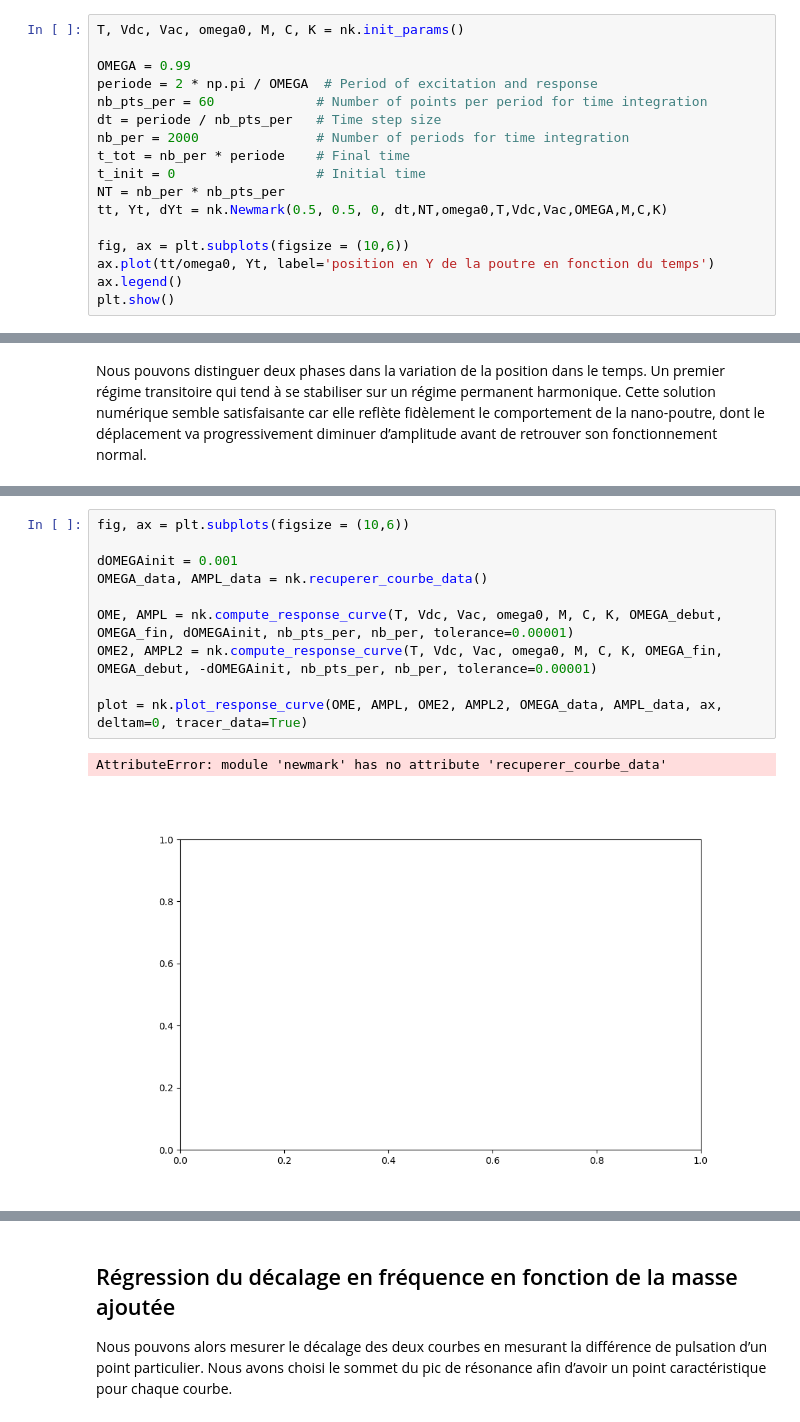
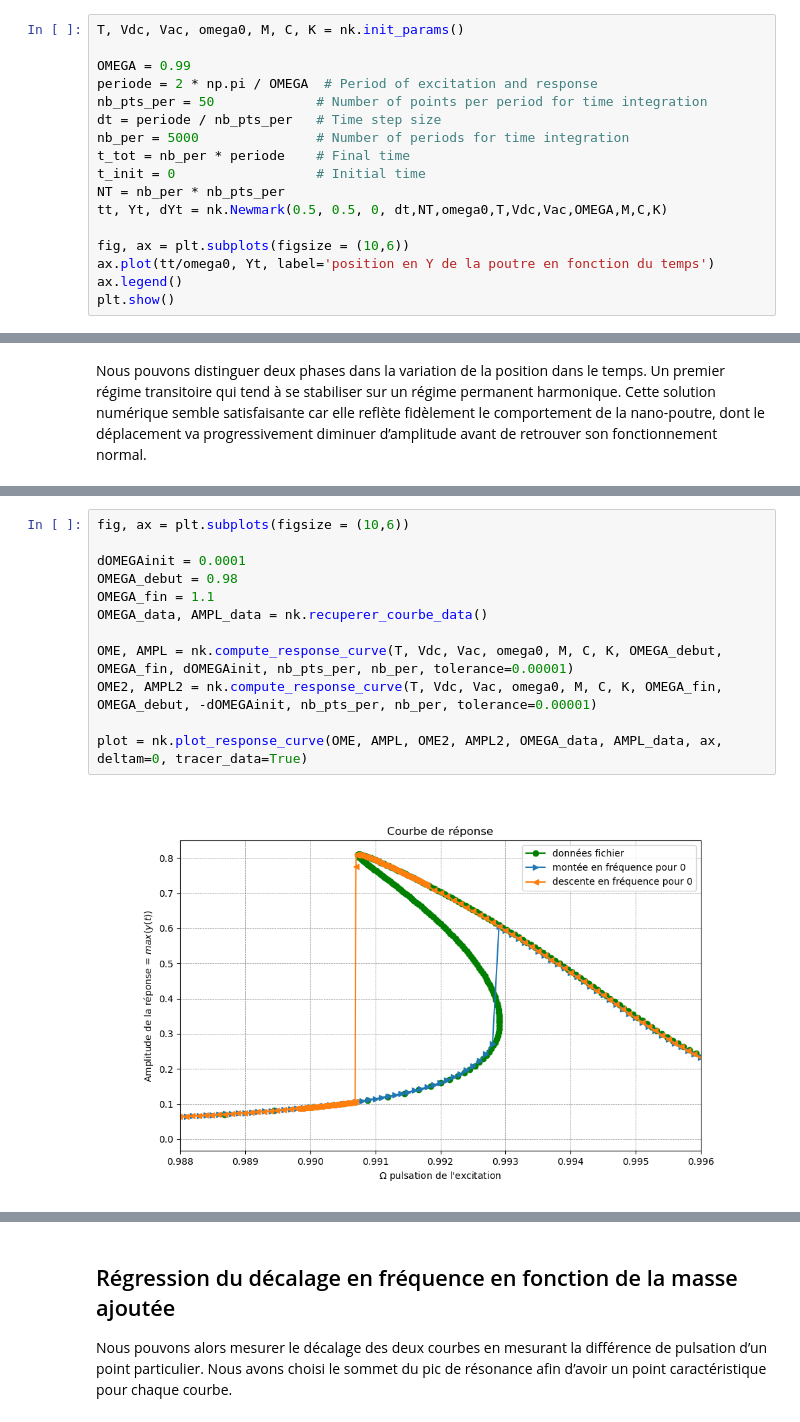
Before and after one commit to Marcsus26/P2i7-MEMS, a Jupyter notebook: jupyter-MEMS.ipynb, the cells around one changed output, grey strips where cells are left out. Cells and saved outputs as stored; diff of their text form.

```diff
--- a/jupyter-MEMS.ipynb
+++ b/jupyter-MEMS.ipynb
@@ -126,9 +131,9 @@ T, Vdc, Vac, omega0, M, C, K = nk.init_params()
 
 OMEGA = 0.99
 periode = 2 * np.pi / OMEGA  # Period of excitation and response
-nb_pts_per = 60             # Number of points per period for time integration
+nb_pts_per = 50             # Number of points per period for time integration
 dt = periode / nb_pts_per   # Time step size
-nb_per = 2000               # Number of periods for time integration
+nb_per = 5000               # Number of periods for time integration
 t_tot = nb_per * periode    # Final time
 t_init = 0                  # Initial time
 NT = nb_per * nb_pts_per
@@ -161,13 +165,14 @@ fichier nous pouvons tracer la superposition des deux courbes.
 # %%
 fig, ax = plt.subplots(figsize = (10,6))
 
-dOMEGAinit = 0.001
+dOMEGAinit = 0.0001
+OMEGA_debut = 0.98
+OMEGA_fin = 1.1
 OMEGA_data, AMPL_data = nk.recuperer_courbe_data()
 
 OME, AMPL = nk.compute_response_curve(T, Vdc, Vac, omega0, M, C, K, OMEGA_debut, OMEGA_fin, dOMEGAinit, nb_pts_per, nb_per, tolerance=0.00001)
 OME2, AMPL2 = nk.compute_response_curve(T, Vdc, Vac, omega0, M, C, K, OMEGA_fin, OMEGA_debut, -dOMEGAinit, nb_pts_per, nb_per, tolerance=0.00001)
 
 plot = nk.plot_response_curve(OME, AMPL, OME2, AMPL2, OMEGA_data, AMPL_data, ax, deltam=0, tracer_data=True)
 # %% [output]
-AttributeError: module 'newmark' has no attribute 'recuperer_courbe_data'
-[figure, old version]
+[figure, new version]
```
Also changed, not shown: parts of 7 cells of this notebook, 2 other files.
